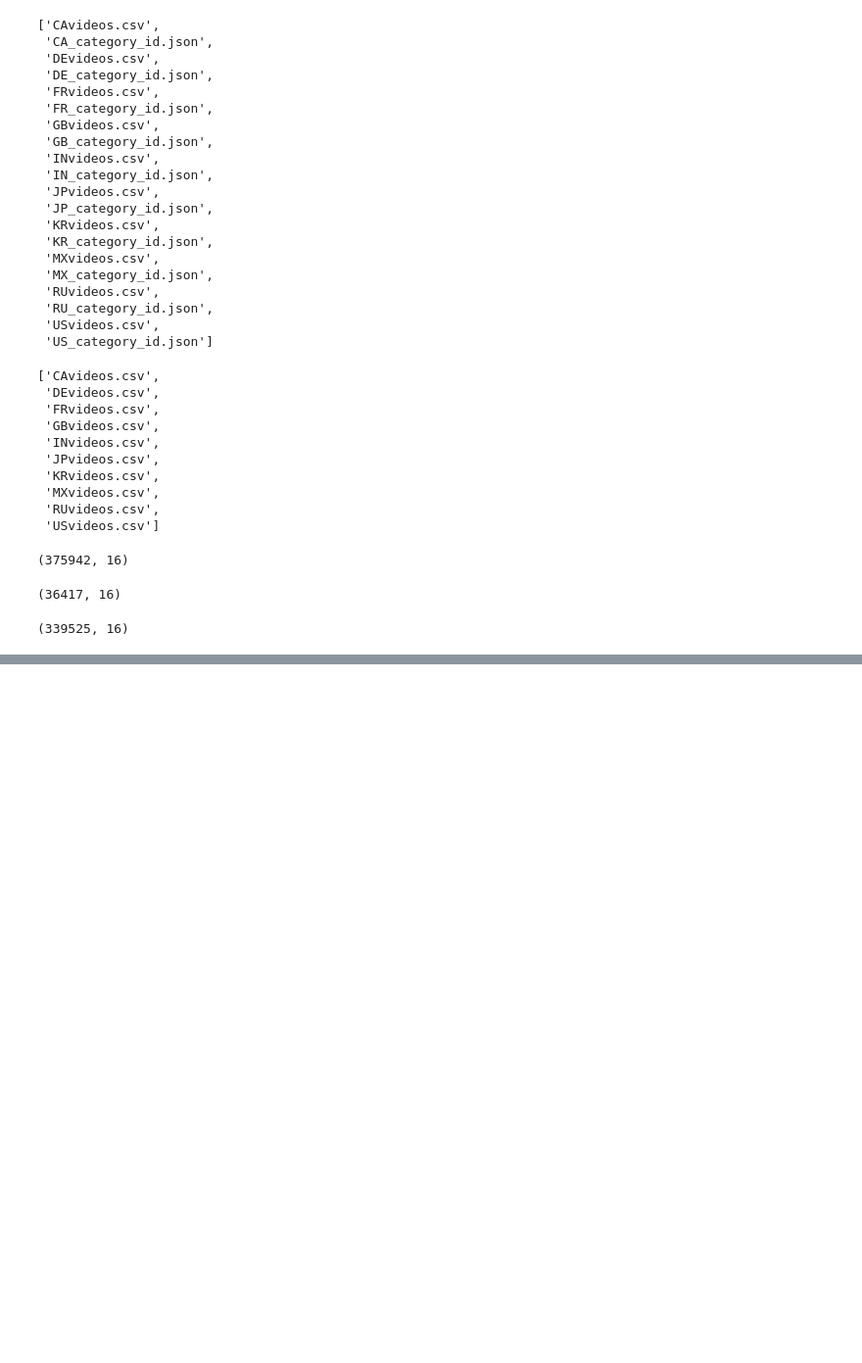
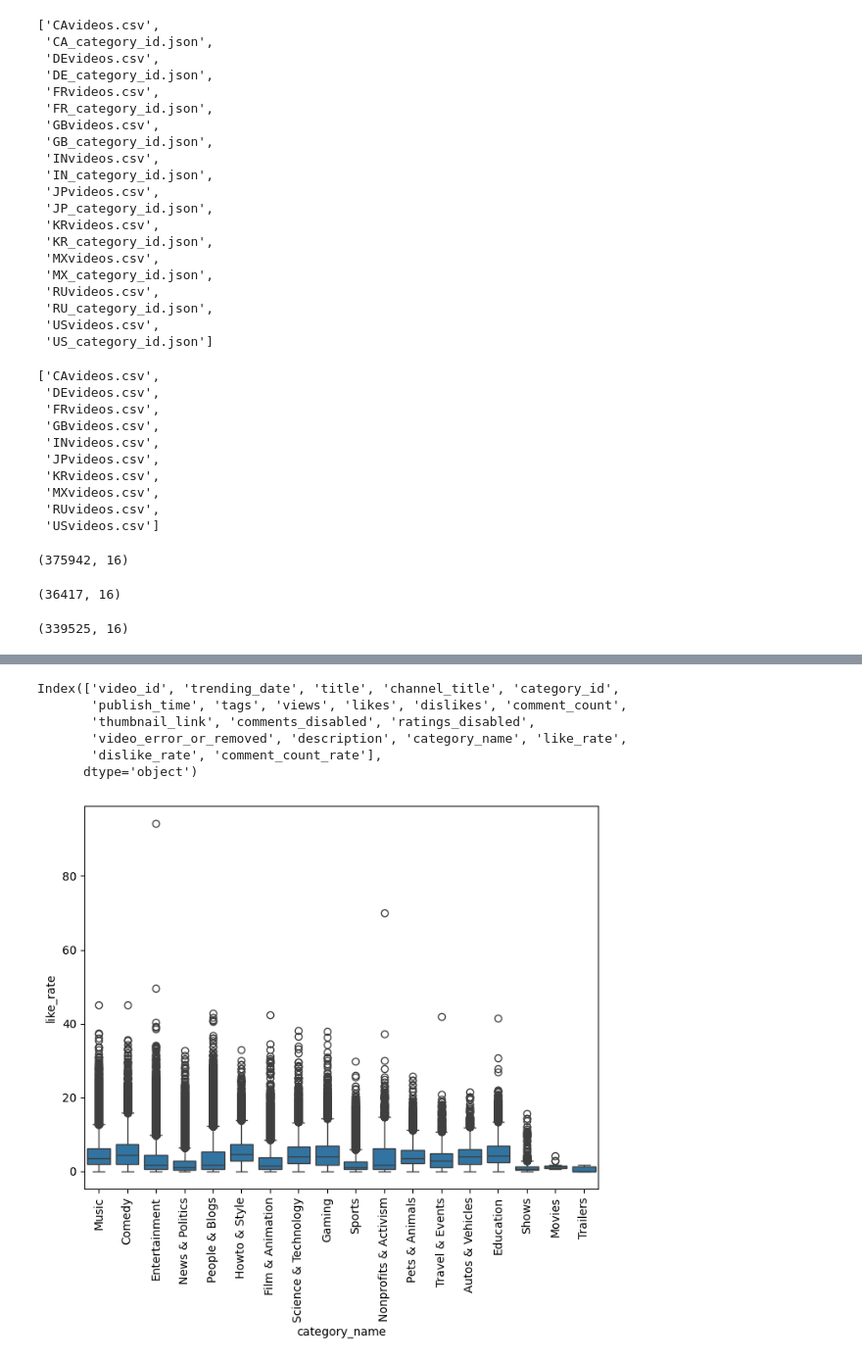
Before and after one commit to NetsmartzProject/ML_STATSTICS_HACKERRANK, a Jupyter notebook: DataAnalysis/YoutubeAnalysis.ipynb, the cells around one changed output, grey strips where cells are left out. Shown at 98% size. Saved outputs shown, nothing was run; the diff lists cells and outputs as text; code cells hidden in the pictures; blank space fills up the shorter version.

```diff
--- a/DataAnalysis/YoutubeAnalysis.ipynb
+++ b/DataAnalysis/YoutubeAnalysis.ipynb
@@ -347,0 +451,4 @@ full_df1[0:1000].to_sql("Users",con=engine,if_exists='append')
+# %%
+full_df1["like_rate"]=(full_df1["likes"]/full_df1["views"])*100
+full_df1["dislike_rate"]=(full_df1["dislikes"]/full_df1["views"])*100
+full_df1["comment_count_rate"]=(full_df1["comment_count"]/full_df1["views"])*100
@@ -347,0 +470,17 @@ full_df1[0:1000].to_sql("Users",con=engine,if_exists='append')
+# %%
+full_df1.columns
+# %% [output]
+Index(['video_id', 'trending_date', 'title', 'channel_title', 'category_id',
+       'publish_time', 'tags', 'views', 'likes', 'dislikes', 'comment_count',
+       'thumbnail_link', 'comments_disabled', 'ratings_disabled',
+       'video_error_or_removed', 'description', 'category_name', 'like_rate',
+       'dislike_rate', 'comment_count_rate'],
+      dtype='object')
+# %%
+import seaborn as sns
+plt.figure(figsize=(8,6))
+sns.boxplot(x='category_name',y='like_rate',data=full_df1)
+plt.xticks(rotation="vertical")
+plt.show()
+# %% [output]
+[figure, added]
```
Also changed, not shown: parts of 30 cells of this notebook.
